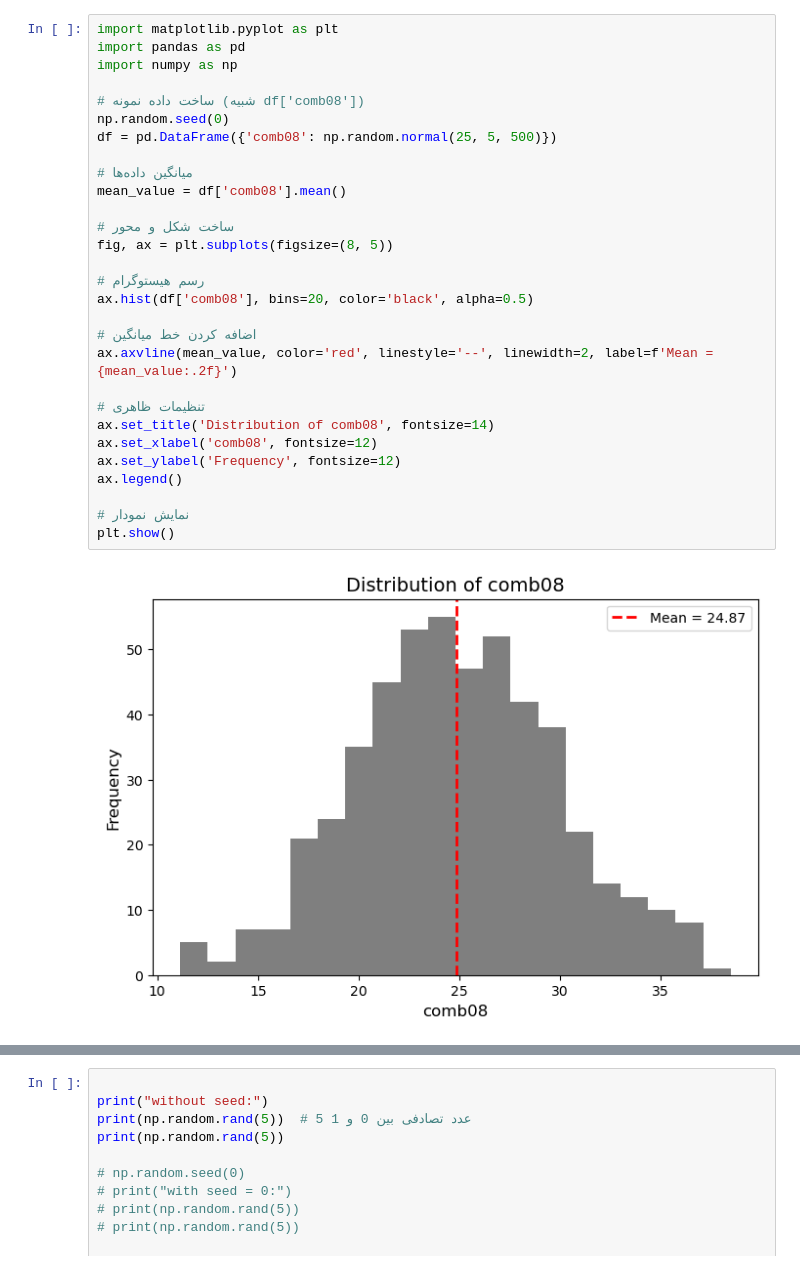
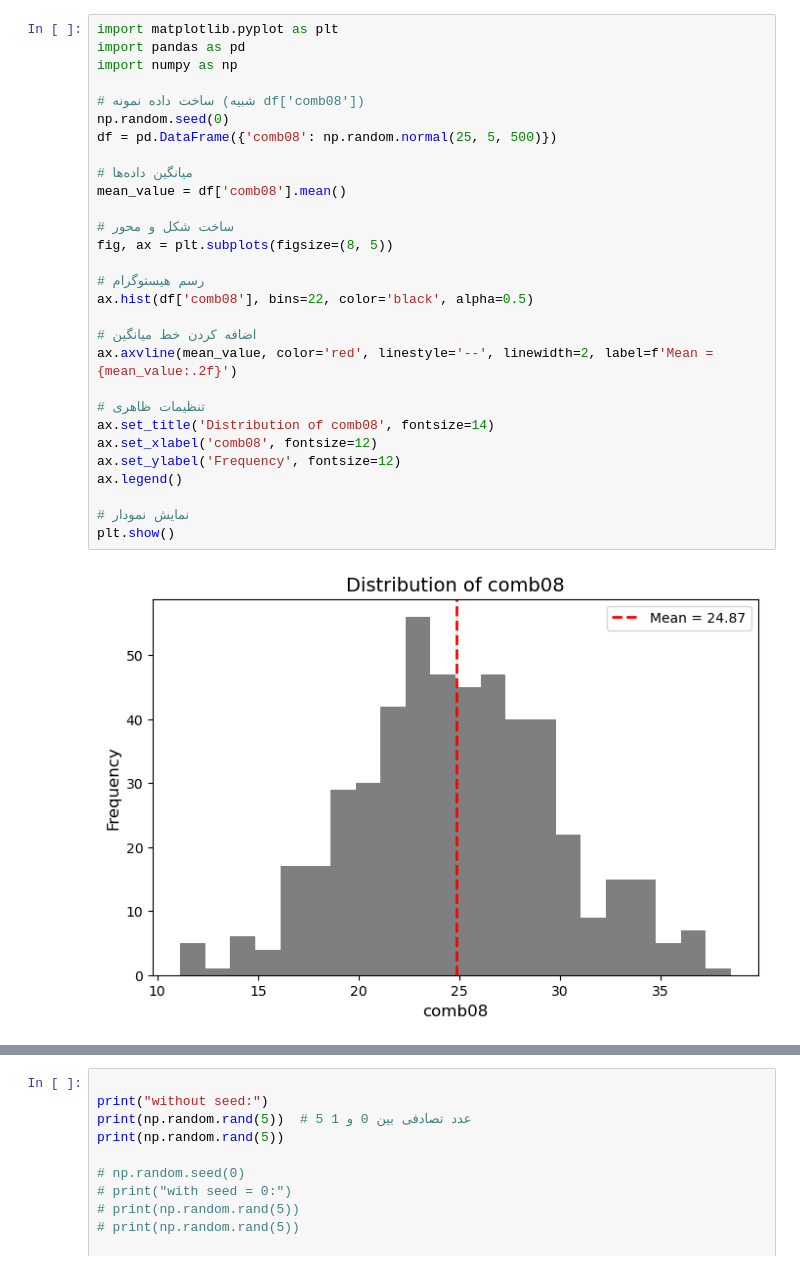
Before and after one commit to hamed-safaei/data-science-learning, a Jupyter notebook: data-science-learning/Codes/Visualizations/matplotlib-subplots-seed.ipynb, the cells around one changed output, grey strips where cells are left out. Saved outputs shown, nothing was run; the diff lists cells and outputs as text.

```diff
--- a/data-science-learning/Codes/Visualizations/matplotlib-subplots-seed.ipynb
+++ b/data-science-learning/Codes/Visualizations/matplotlib-subplots-seed.ipynb
@@ -1,34 +1,34 @@
 # %%
 import matplotlib.pyplot as plt
 import pandas as pd
 import numpy as np
 
 # ساخت داده نمونه (شبیه df['comb08'])
 np.random.seed(0)
 df = pd.DataFrame({'comb08': np.random.normal(25, 5, 500)})
 
 # میانگین داده‌ها
 mean_value = df['comb08'].mean()
 
 # ساخت شکل و محور
 fig, ax = plt.subplots(figsize=(8, 5))
 
 # رسم هیستوگرام
-ax.hist(df['comb08'], bins=20, color='black', alpha=0.5)
+ax.hist(df['comb08'], bins=22, color='black', alpha=0.5)
 
 # اضافه کردن خط میانگین
 ax.axvline(mean_value, color='red', linestyle='--', linewidth=2, label=f'Mean = {mean_value:.2f}')
 
 # تنظیمات ظاهری
 ax.set_title('Distribution of comb08', fontsize=14)
 ax.set_xlabel('comb08', fontsize=12)
 ax.set_ylabel('Frequency', fontsize=12)
 ax.legend()
 
 # نمایش نمودار
 plt.show()
 # %% [output]
-[figure, old version]
+[figure, new version]
 # %%
 # ===== داده نمونه =====
 np.random.seed(0)
```
Also changed, not shown: parts of 2 cells of this notebook, 4 other files.
